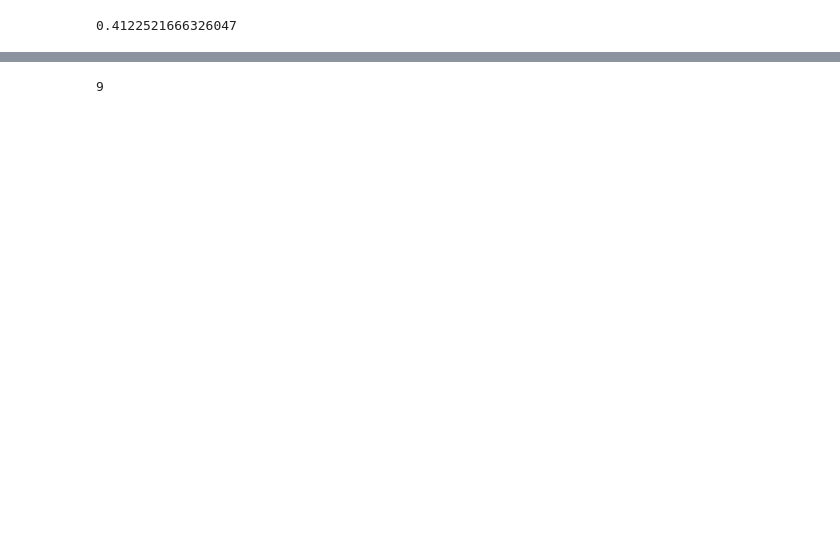
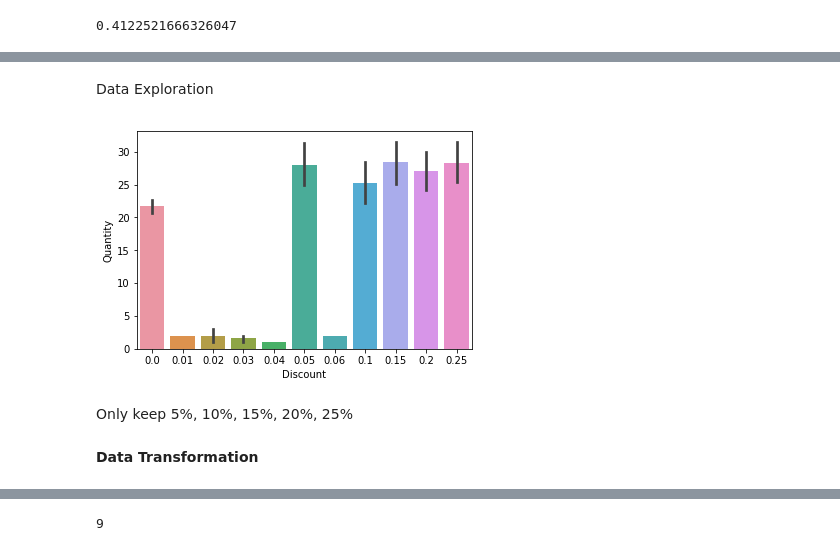
Before and after one commit to bonniema/HypothesisTesting-NorthwindEcommerce, a Jupyter notebook: Mod3 Project_1121_bm.ipynb, the cells around one changed output, grey strips where cells are left out. Drawn from its saved outputs; the diff is of its cells as text; code cells hidden in the pictures; blank space fills up the shorter version.

```diff
--- a/Mod3 Project_1121_bm.ipynb
+++ b/Mod3 Project_1121_bm.ipynb
@@ -127,6 +149,6 @@ def p_value(a, b, two_sided=False):
 # %%
-df_A = df_sql(
+discount = df_sql(
 """
 SELECT * FROM OrderDetail
-WHERE Discount = 0
+
 """)
@@ -283,0 +314,10 @@ df.head()
+# %% [markdown]
+Data Exploration
+# %%
+ax = sns.barplot(x="Discount", y="Quantity", data=discount)
+# %% [output]
+[figure, added]
+# %% [markdown]
+Only keep 5%, 10%, 15%, 20%, 25%
+# %% [markdown]
+**Data Transformation**
```
Also changed, not shown: parts of 114 cells of this notebook.
